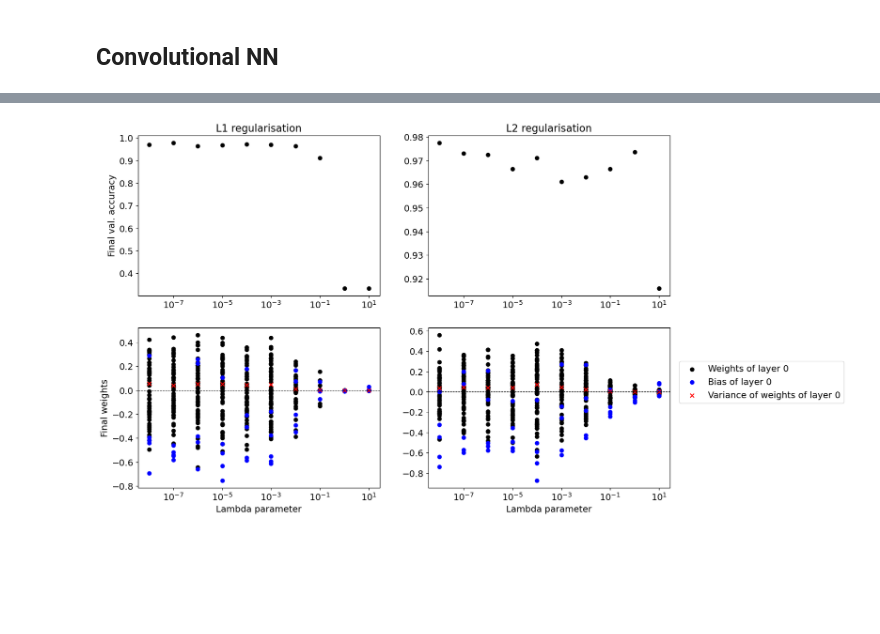
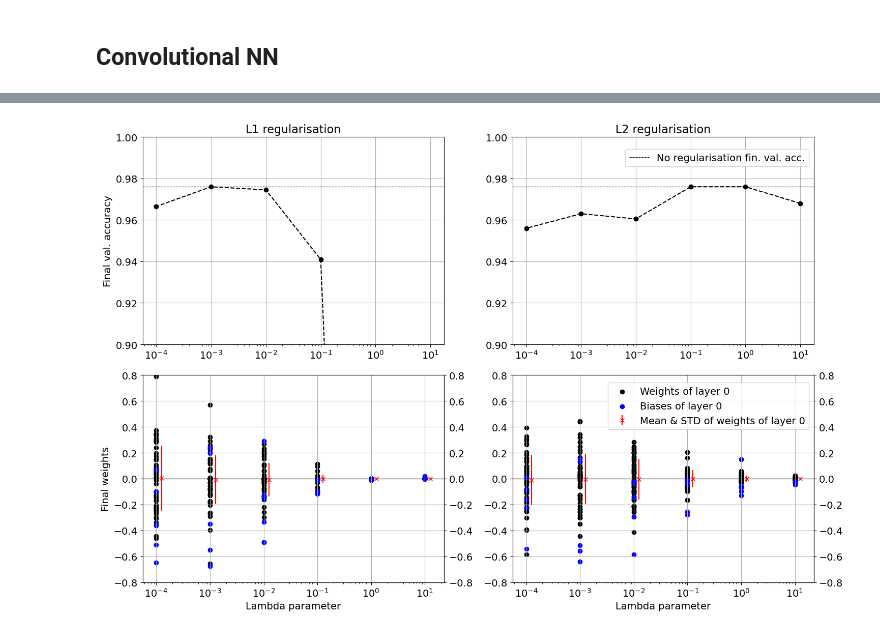
Before and after one commit to LiberoP/LCPB_2026, a Jupyter notebook: group2608_exercise2_analise.ipynb, the cells around one changed output, grey strips where cells are left out. Cells and saved outputs as stored; diff of their text form; code cells hidden in the pictures; blank space fills up the shorter version.

Commit message:
(Ex 2.3) fixed plotting code structure and added metrics. Code done

```diff
--- a/group2608_exercise2_analise.ipynb
+++ b/group2608_exercise2_analise.ipynb
@@ -234,14 +278,21 @@ def blank_final_figure(column_titles=['L1 regularisation', 'L2 regularisation'])
 # ---> why "#" vs "##" ?
 
 # ---> NB HERE is the lambda parameter to try
-lambda_vals=[float(10**exp) for exp in range(1, -9, -1)]#+[0]
-print(lambda_vals)
+lambda_vals=[float(10**exp) for exp in range(1, -5, -1)]
+#print(lambda_vals)
 reg_l1_list=[k_reg.l1(lbd) for lbd in lambda_vals]
 reg_l2_list=[k_reg.l2(lbd) for lbd in lambda_vals]
 reg_list=reg_l1_list+reg_l2_list # ---> NB this
 # ---> (NB the -1 and -6 not included)
 #reg = tf.keras.regularizers.l2(0.2) ## raised to 0.2 the regularization strengths
 #reg = regularizers.l1(0.1)
-ini = k_init.RandomNormal(mean=0.0, stddev=0.05,
-                                        seed=None)
-((ax1,ax2),(ax3,ax4)) = axes # ---> TODO: put inside somewhere??
+layers_to_save=[0] # ---> number(s) of the layer(s) to save: eg. [0,1,2]
+
+val_accs_array_l1=[[] for l in layers_to_save]
+val_accs_array_l2=[[] for l in layers_to_save]
+wts_array_l1=[[] for l in layers_to_save]
+wts_array_l2=[[] for l in layers_to_save]
+bias_array_l1=[[] for l in layers_to_save]
+bias_array_l2=[[] for l in layers_to_save]
+
+ini = k_init.RandomNormal(mean=0.0, stddev=0.05, seed=None)
@@ -249,0 +354,11 @@ ini = k_init.RandomNormal(mean=0.0, stddev=0.05,
+# %%
+fit = model.fit(x_train,y_train,batch_size=BATCH_SIZE,
+                epochs=EPOCHS,
+                validation_data=(x_val, y_val),
+                verbose=1, shuffle=True)
+og_val_acc=fit.history['val_accuracy'][-1] # ---> final no-reg validation accuracy
+for l in layers_to_save:
+        w = model.layers[l].get_weights()[0].flatten() # weights of layer l (numpy array) ---> NB has shape
+        b = model.layers[l].get_weights()[1].flatten() # bias of layer l
+        og_wts_array[l].append(w)
+        og_bias_array[l].append(b)
@@ -365,24 +506,20 @@ for i in range(len(reg_list)):
 # ---> NB to avoid duplicate labels:
 
 # Remove any existing legends
-for ax in [ax1,ax2, ax3, ax4]:
-    if ax.legend_:
-        ax.legend_.remove()
-
-if final_fig.legends:
-    final_fig.legends.clear()
+#for ax in [ax1,ax2, ax3, ax4]:
+#    if ax.legend_:
+#        ax.legend_.remove()
+#if final_fig.legends:
+#    final_fig.legends.clear()
 
 # Get unique handles and labels from ax4
-handles, labels = [], []
-seen = set()
-for h, l in zip(*ax4.get_legend_handles_labels()):
-    if l not in seen:
-        seen.add(l)
-        handles.append(h)
-        labels.append(l)
+#handles, labels = [], []
+#seen = set()
+#for h, l in zip(*ax4.get_legend_handles_labels()):
+#    if l not in seen:
+#        seen.add(l)
+#        handles.append(h)
+#        labels.append(l)
 
 # Create new legend on ax4
-ax4.legend(handles, labels, bbox_to_anchor=(1.02, 0.5), loc='lower left')
-final_fig
+#ax4.legend(handles, labels, bbox_to_anchor=(1.02, 0.5), loc='best')
-# %% [output]
-[figure, removed]
@@ -388,0 +532,16 @@ final_fig
+# %%
+final_fig, ax1, ax2, ax3, ax4,ax3_twin,ax4_twin = blank_final_figure(ylim_down_r=[-0.8,0.8])
+
+plot_final_accuracy(lambda_vals, val_accs_array_l1[0], ax1, clr='black', lbl='') # ---> (NB the value of the lambda as x coordinate, not the reg object; "model")
+plot_final_accuracy(lambda_vals, val_accs_array_l2[0], ax2, clr='black', lbl='')
+plot_final_params(lambda_vals, wts_array_l1[0], bias_array_l1[0], ax3, ax_twin=ax3_twin)
+plot_final_params(lambda_vals, wts_array_l2[0], bias_array_l2[0], ax4, ax_twin=ax4_twin)
+plot_noreg_acc([ax1, ax2], og_val_acc)
+
+plot_final_legend([ax1,ax2], ax2, vshift=0.9)
+plot_final_legend([ax3, ax4, ax3_twin, ax4_twin], ax4, vshift=0.85)
+
+plt.tight_layout()
+plt.show()
+# %% [output]
+[figure, added]
```
Also changed, not shown: parts of 18 cells of this notebook.
